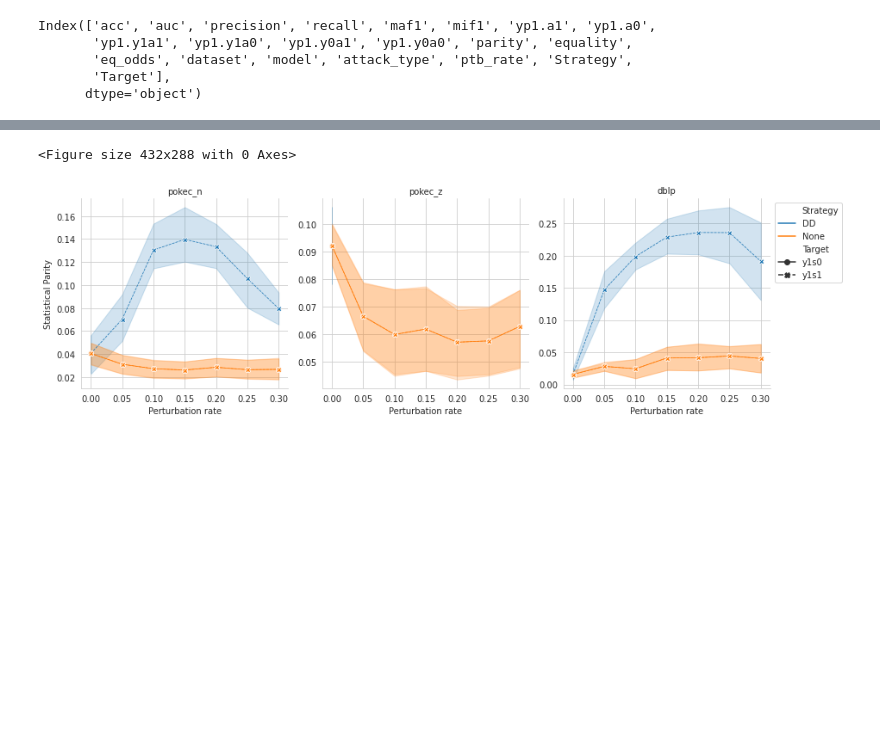
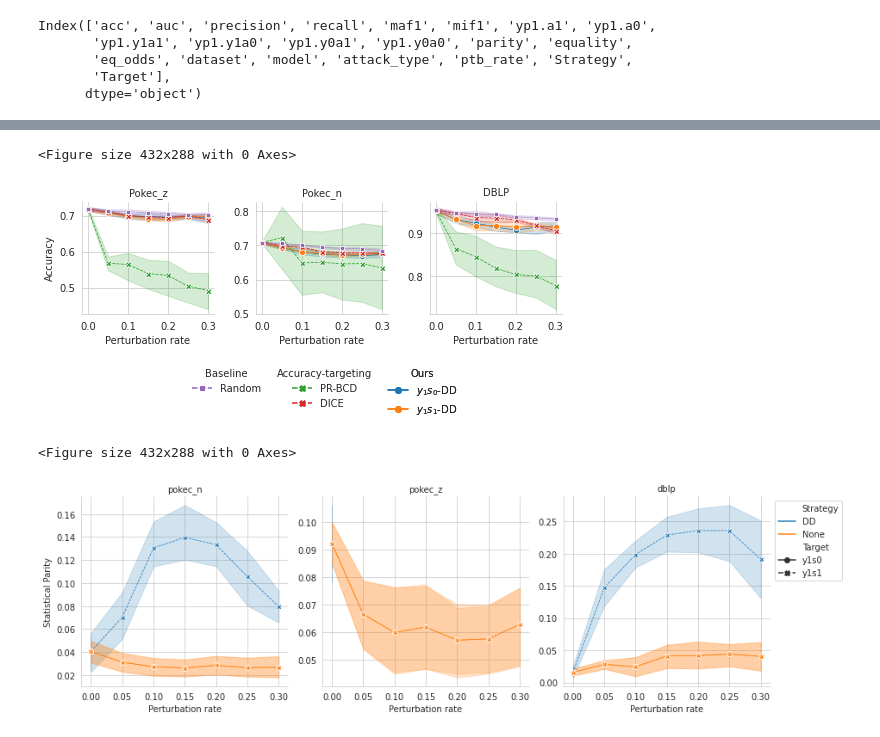
Before and after one commit to mengcao327/attack-gnn-fairness, a Jupyter notebook: notebooks/empirical/compare-baselines.ipynb, the cells around one changed output, grey strips where cells are left out. Drawn from its saved outputs; the diff is of its cells as text; code cells hidden in the pictures; blank space fills up the shorter version.

```diff
--- a/notebooks/empirical/compare-baselines.ipynb
+++ b/notebooks/empirical/compare-baselines.ipynb
@@ -116,3 +110,44 @@ plt.savefig(f'../../reports/figures/{measure}-comparison.pdf', bbox_inches='tigh
+# %%
+# for dataset in datasets:
+# print('=======================' +  dataset + '=======================')
+# for measure in 'parity err_y0s0 err_y0s1 err_y1s0 err_y1s1 acc'.split():
+measure = 'acc'
+plt.figure()
+g = sns.FacetGrid(df_results, col='Dataset', sharey=False, height=2.5)
+# for atks in [df_results.Attack.unique()[:2],['PR-BCD'],['DICE','Random']]:
+#     print(atks)
+g.map(sns.lineplot,'ptb_rate', measure,'Attack','_','Category', markers=True)
+g.set_titles('{col_name}')
+g.set_axis_labels("Perturbation rate", "Accuracy")
+handles, labels = g.axes[0,-1].get_legend_handles_labels()
+
+style_dict = {label: handle.get_linestyle()
+              for handle, label in zip(handles[7:], labels[7:])}
+marker_dict = {label: handle.get_marker()
+              for handle, label in zip(handles[7:], labels[7:])}
+attack_dict = {u'$y_1s_1$-DD':'Ours', u'$y_1s_0$-DD':'Ours', 'PR-BCD':'Accuracy-targeting', 'DICE':'Accuracy-targeting', 'Random':'Baseline'}
+
+# loop through the items, assign color via the subscale of the item idem
+for handle, label in zip(handles[1:6], labels[1:6]):
+    handle.set_linestyle(style_dict[attack_dict[label]])
+    handle.set_marker(marker_dict[attack_dict[label]])
+
+l1 = plt.legend(bbox_to_anchor=(-1.25, -.45), loc='upper right',
+                ncol=1, borderaxespad=0.,handles=handles[5:6],labels=labels[5:6],title='Baseline',frameon=False)
+g.axes[0,-1].add_artist(l1)
+
+l1 = plt.legend(bbox_to_anchor=(-.8, -.45), loc='upper center',
+                ncol=1, borderaxespad=0.,handles=handles[3:5],labels=labels[3:5],title='Accuracy-targeting',frameon=False)
+g.axes[0,-1].add_artist(l1)
+
+l1 = plt.legend(bbox_to_anchor=(-.35, -.45), loc='upper left',
+                ncol=1, borderaxespad=0.,handles=handles[1:3],labels=labels[1:3],title='Ours',frameon=False)
+g.axes[0,-1].add_artist(l1)
+
+plt.savefig(f'../../reports/figures/{measure}-comparison.pdf', bbox_inches='tight')
+# %% [output]
+<Figure size 432x288 with 0 Axes>
+[figure, added]
 # %%
 # for dataset in datasets:
 # print('=======================' +  dataset + '=======================')
```
Also changed, not shown: parts of 4 cells of this notebook.
